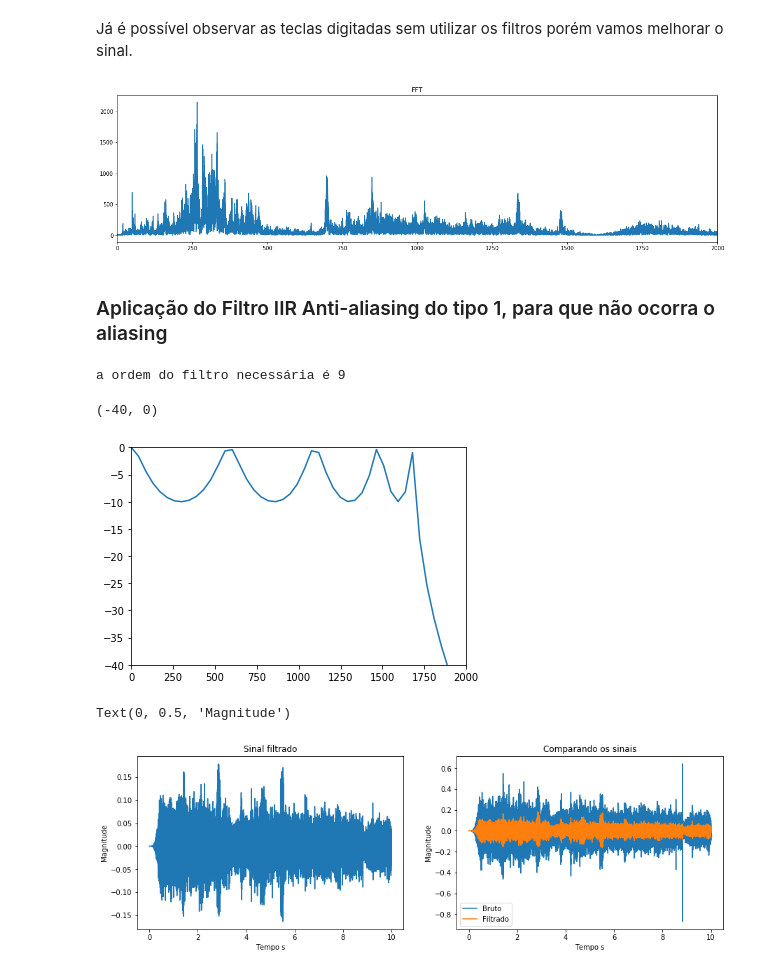
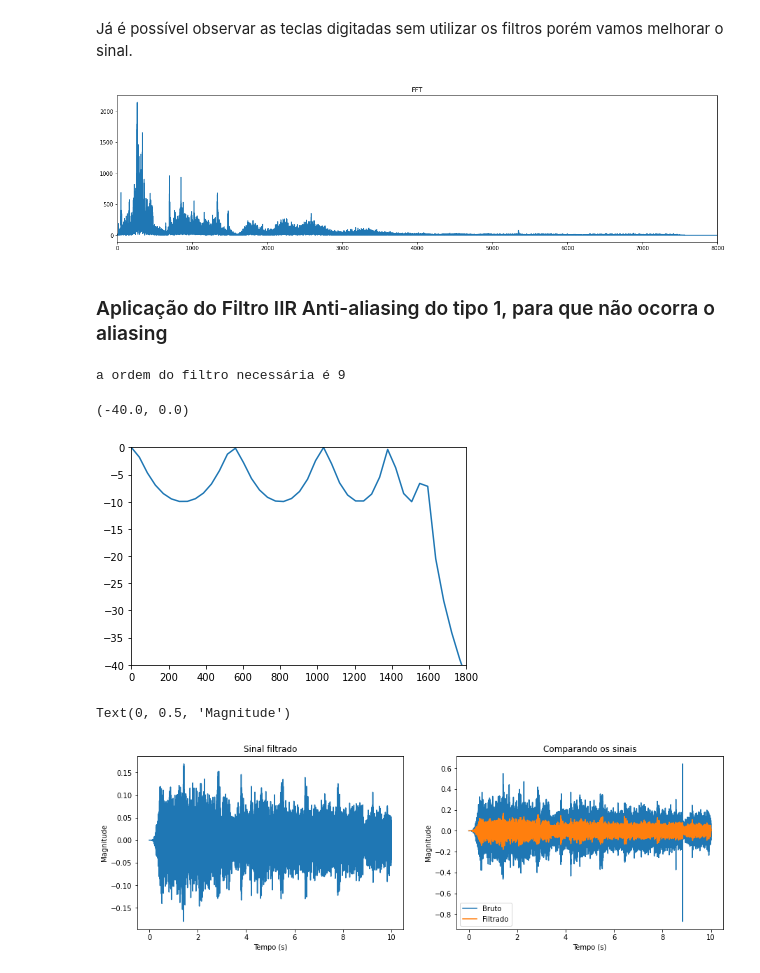
Before and after one commit to caiomorozini/UNIFESP_processamento_sinais, a Jupyter notebook: Projeto_final.ipynb, the cells around one changed output. Drawn from its saved outputs; the diff is of its cells as text; code cells hidden in the pictures.

```diff
--- a/Projeto_final.ipynb
+++ b/Projeto_final.ipynb
@@ -15,15 +15,23 @@ def espectral_single(signal, fs, **kwargs):
     window -> tipo de janela
 
     """
+    # váriavel len para capturar parâmetro da função que define tamanho da janela.
     len = kwargs.get('len', None)
+    # váriavel window para capturar parâmetro da função que define tipo de janela
     window = kwargs.get('w', None)
+    # verificar caso janela tenha informada, nesse caso o calculo da fft é diferente
     if window is not None:
         fft_signal = np.fft.fft(signal*window,(len+1)*signal.shape[0])/signal.shape[0]
     else:
+        # fft comum sem janelamento
         fft_signal = np.fft.fft(signal)
+    # calculando valor absoluto da fft
     fft_signal = np.abs(fft_signal)
+    # deixando fft espelhada em 0 Hz
     fft_signal = np.fft.fftshift(fft_signal)
+    # construindo vetor frequência
     freq = np.arange(0,fs,fs/fft_signal.shape[0])-fs/2
+    # retornando valor absuluto da fft e vetor frequência
     return fft_signal, freq
 
 def espectral_plot(normalized_magnitude, freq, **kwargs):
@@ -34,13 +42,17 @@ def espectral_plot(normalized_magnitude, freq, **kwargs):
         normalized_magnitude
         freq
     """
-
+    # settando tamanho da figura
     plt.figure(figsize= (20,5))
+    # capturando xlim caso seja passado
     max_x = kwargs.get('xlim', 2000)
+    # capturando stem caso seja passado
     stem = kwargs.get('stem')
+    # definindo titulo do gráfico
     plt.title(f'FFT')
+    # gerando gráfico da fft com o vetor frequência e o sinal transformado
     plt.plot(freq, normalized_magnitude)
-    sel_fs = kwargs.get('fs', fs)
+    # definindo limite da frequência que será mostrada
     plt.xlim([0,max_x])
 
 def espectograma(signal: np.array, fs):
@@ -50,9 +62,15 @@ def espectograma(signal: np.array, fs):
     Args:
         signal (numpyarray): [sinal que será transformado]
     """
-    D = librosa.amplitude_to_db(np.abs(librosa.stft(signal))) # Valores da amplitude em dB
+    # transformando o valor absoluto da fft em decibéis
+    D = librosa.amplitude_to_db(np.abs(librosa.stft(signal)))
+    # settando tamanho da figura
     plt.figure(figsize= (20,5))
+    # plotando espectograma utilizando o valor em dB
     librosa.display.specshow(D, x_axis='time',y_axis='linear', sr=fs, cmap='jet')
+    # formatação das cores e intensidade
     plt.colorbar(format='%+2.0f dB')
+    # limite da frequência no gráfico
     plt.ylim([0,2000])
+    # colocando grade
     plt.grid(color='w', linewidth=2)
@@ -61,6 +79,9 @@ def espectograma(signal: np.array, fs):
 # %%
-data = wavfile.read('audio D.wav')
-signal, fs = librosa.load('audio D.wav', sr=data[0])
+# leitura do arquivo .wav
+data = wavfile.read('/content/audio D.wav')
+# definindo variaveis do sinal e da frequência de amostragem contidas no arquivo .wav
+signal, fs = librosa.load('/content/audio D.wav', sr=data[0])
+# print da frequência de amostragem
 print(f'Frequência de amostragem: {fs}')
 # %% [output]
 Frequência de amostragem: 44100
@@ -93,21 +115,21 @@ Já é possível observar as teclas digitadas sem utilizar os filtros porém vam
 # %%
 # Transformada domínio da frequência
 datafft, freq = espectral_single(signal, fs)
 # Plot da FFT
-espectral_plot(datafft, freq)
+espectral_plot(datafft, freq, xlim=8000)
 # %% [output]
-[figure, old version]
+[figure, new version]
 # %% [markdown]
 ### Aplicação do Filtro IIR Anti-aliasing do tipo 1, para que não ocorra o aliasing
 # %%
 # construindo um filtro chebyschev tipo 1 passa baixa
-# frequencia de amostragem 48000 Hz
+
 # largura da faixa de transição 200 Hz
 
 #determinando os parametros
 
-Wp = 1700  #frequencia minima banda de transicao
-Ws = 1900 #frequencia maxima banda de transicao
+Wp = 1600  #frequencia minima banda de transicao
+Ws = 1800 #frequencia maxima banda de transicao
 Rp = 10 #atenuacao maxima banda de passagem
 Rs = 40 #atenuacao minima banda de rejeicao
 
@@ -123,12 +145,12 @@ freq,abss = ss.freqz(b,a,fs=fs)
 
 Db = 20*np.log10(abs(abss))
 plt.plot(freq,Db)
-plt.xlim([0,2000])
+plt.xlim([0,1800])
 plt.ylim([-40,0])
 # %% [output]
 a ordem do filtro necessária é 9
-(-40, 0)
+(-40.0, 0.0)
-[figure, old version]
+[figure, new version]
 # %%
 #filtrando o sinal
 
@@ -137,7 +159,7 @@ plt.figure(figsize=(15,10))
 plt.subplot(221)
 plt.plot(t,filtered)
 plt.title('Sinal filtrado')
-plt.xlabel('Tempo s')
+plt.xlabel('Tempo (s)')
 plt.ylabel('Magnitude')
 
 plt.subplot(222)
@@ -145,11 +167,11 @@ plt.plot(t,signal)
 plt.plot(t,filtered)
 plt.legend(['Bruto','Filtrado'])
 plt.title('Comparando os sinais')
-plt.xlabel('Tempo s')
+plt.xlabel('Tempo (s)')
 plt.ylabel('Magnitude')
 # %% [output]
 Text(0, 0.5, 'Magnitude')
-[figure, old version]
+[figure, new version]
 # %%
 spec = np.fft.fft(filtered)
 mag = np.absolute(spec)
```
Also changed, not shown: parts of 14 cells of this notebook, 2 other files.
